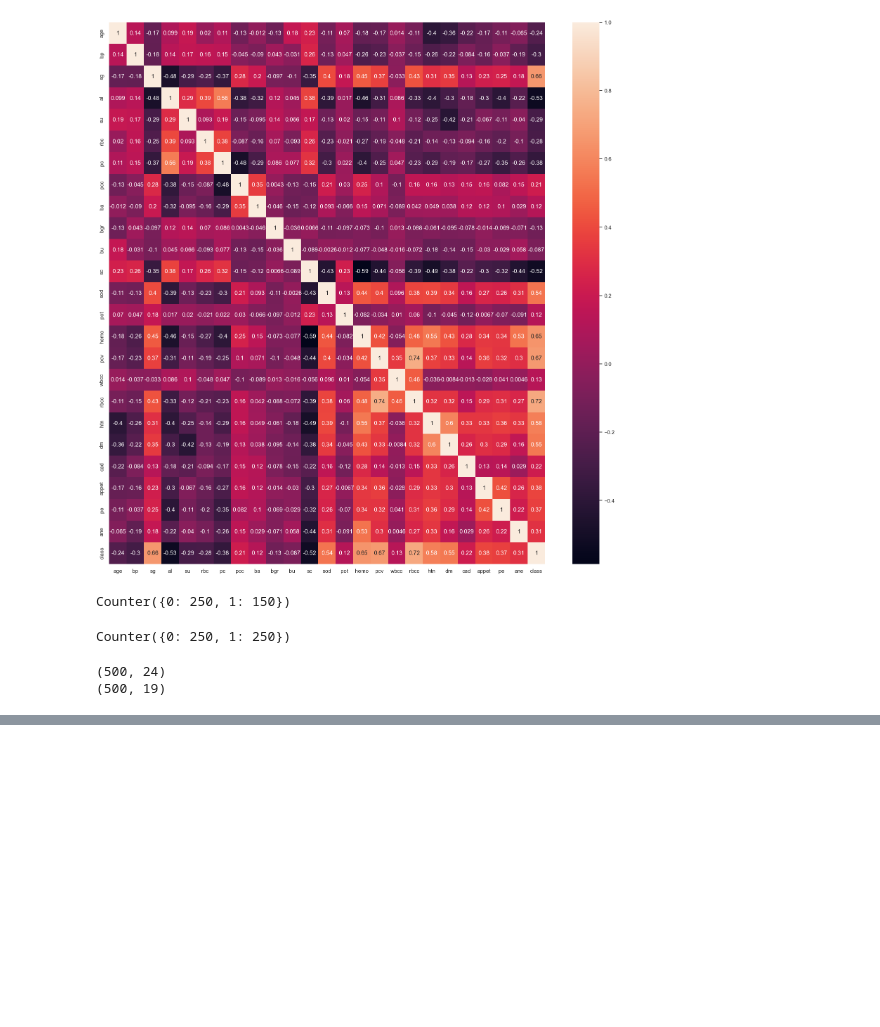
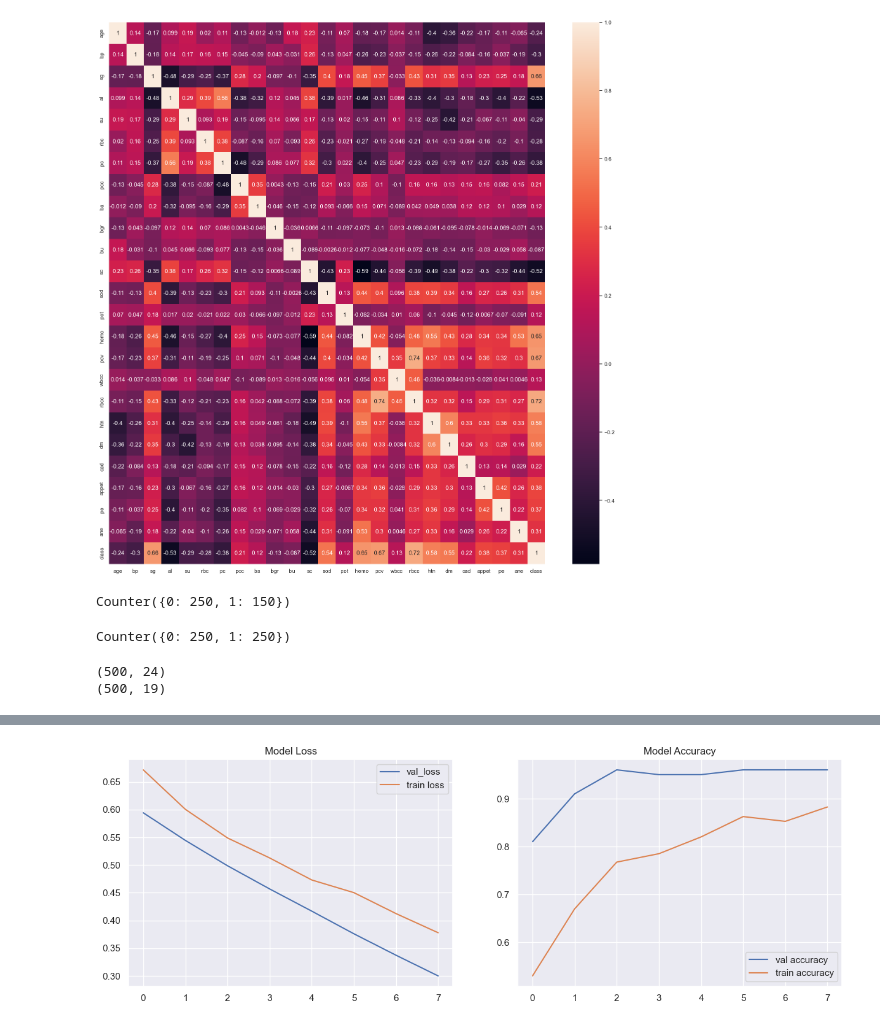
Before and after one commit to mizanurasif/Chronic-Kidney-Disease-Detection-using-ML, a Jupyter notebook: project.ipynb, the cells around one changed output, grey strips where cells are left out. Saved outputs shown, nothing was run; the diff lists cells and outputs as text; code cells hidden in the pictures; blank space fills up the shorter version.

```diff
--- a/project.ipynb
+++ b/project.ipynb
@@ -394,0 +429,4 @@ def plot_auc(t_y,p_y)
+# %%
+hist=plot_history(history)
+# %% [output]
+[figure, added]
```
Also changed, not shown: parts of 6 cells of this notebook.
